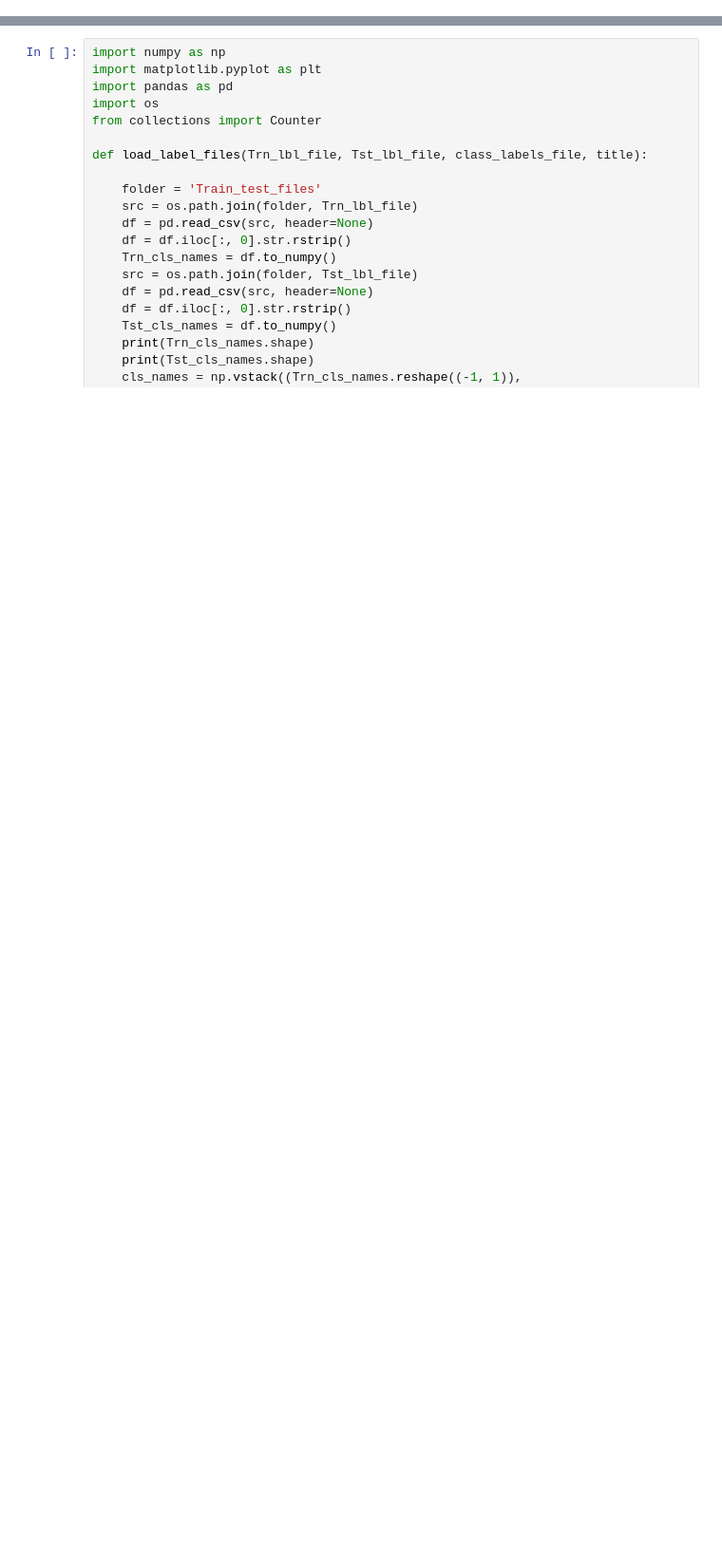
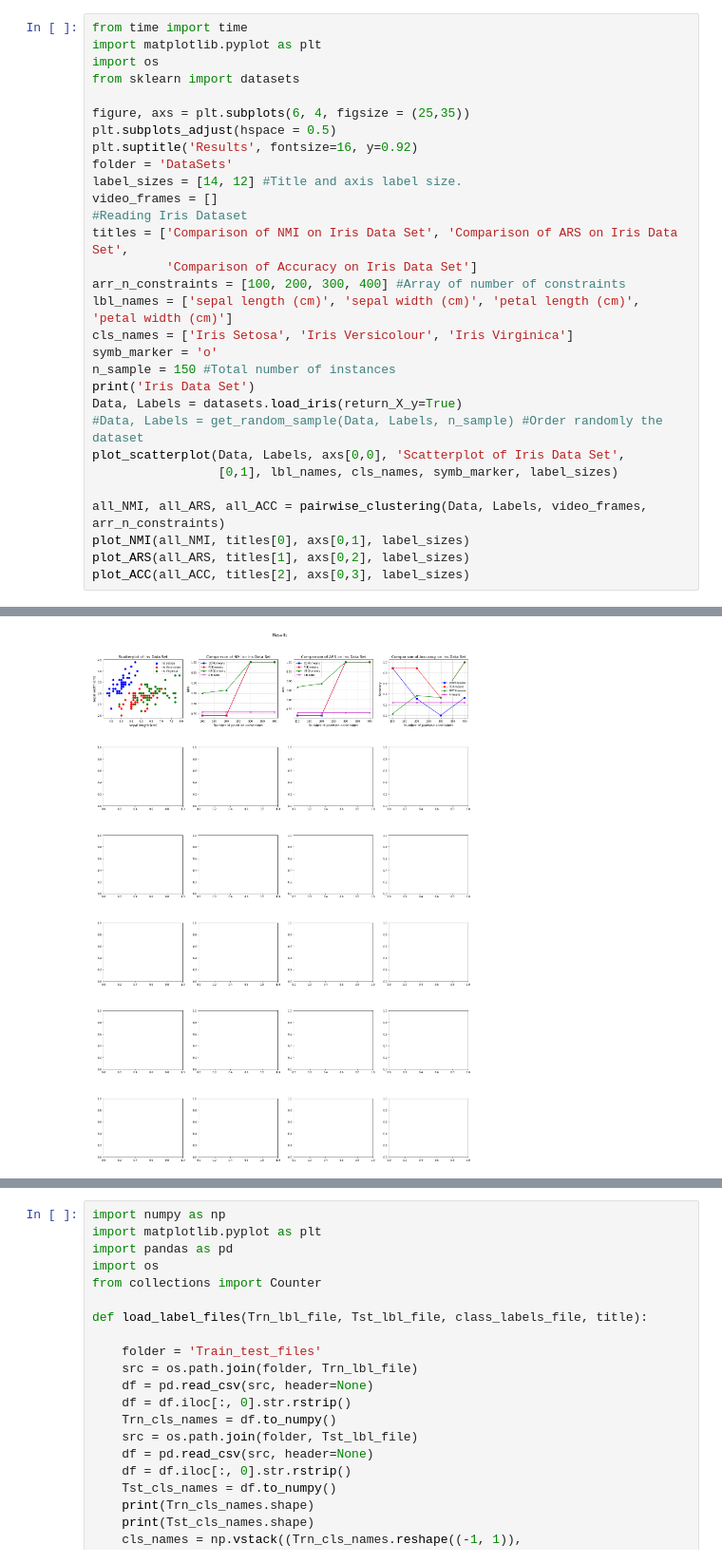
Before and after one commit to MagdaJuarez/AnimalIdentification, a Jupyter notebook: AnimalIdentification.ipynb, the cells around one changed output, grey strips where cells are left out. Shown at 95% size. Drawn from its saved outputs; the diff is of its cells as text; blank space fills up the shorter version.

```diff
--- a/AnimalIdentification.ipynb
+++ b/AnimalIdentification.ipynb
@@ -274,3 +281,34 @@ def pairwise_clustering(Data, Labels, Video_frames, arr_n_constraints):
     #all_ARS = avg_values(all_ARS)
 
     return all_NMI, all_ARS, all_ACC
+# %%
+from time import time
+import matplotlib.pyplot as plt
+import os
+from sklearn import datasets
+
+figure, axs = plt.subplots(6, 4, figsize = (25,35))
+plt.subplots_adjust(hspace = 0.5)
+plt.suptitle('Results', fontsize=16, y=0.92)
+folder = 'DataSets'
+label_sizes = [14, 12] #Title and axis label size.
+video_frames = []
+#Reading Iris Dataset
+titles = ['Comparison of NMI on Iris Data Set', 'Comparison of ARS on Iris Data Set',
+          'Comparison of Accuracy on Iris Data Set']
+arr_n_constraints = [100, 200, 300, 400] #Array of number of constraints
+lbl_names = ['sepal length (cm)', 'sepal width (cm)', 'petal length (cm)', 'petal width (cm)']
+cls_names = ['Iris Setosa', 'Iris Versicolour', 'Iris Virginica']
+symb_marker = 'o'
+n_sample = 150 #Total number of instances
+print('Iris Data Set')
+Data, Labels = datasets.load_iris(return_X_y=True)
+#Data, Labels = get_random_sample(Data, Labels, n_sample) #Order randomly the dataset
+plot_scatterplot(Data, Labels, axs[0,0], 'Scatterplot of Iris Data Set',
+                 [0,1], lbl_names, cls_names, symb_marker, label_sizes)
+
+all_NMI, all_ARS, all_ACC = pairwise_clustering(Data, Labels, video_frames, arr_n_constraints)
+plot_NMI(all_NMI, titles[0], axs[0,1], label_sizes)
+plot_ARS(all_ARS, titles[1], axs[0,2], label_sizes)
+plot_ACC(all_ACC, titles[2], axs[0,3], label_sizes)
+# %% [output]
@@ -277 +316,2 @@ def pairwise_clustering(Data, Labels, Video_frames, arr_n_constraints):
+[figure, added]
 # %%
```
Also changed, not shown: parts of 11 cells of this notebook.
